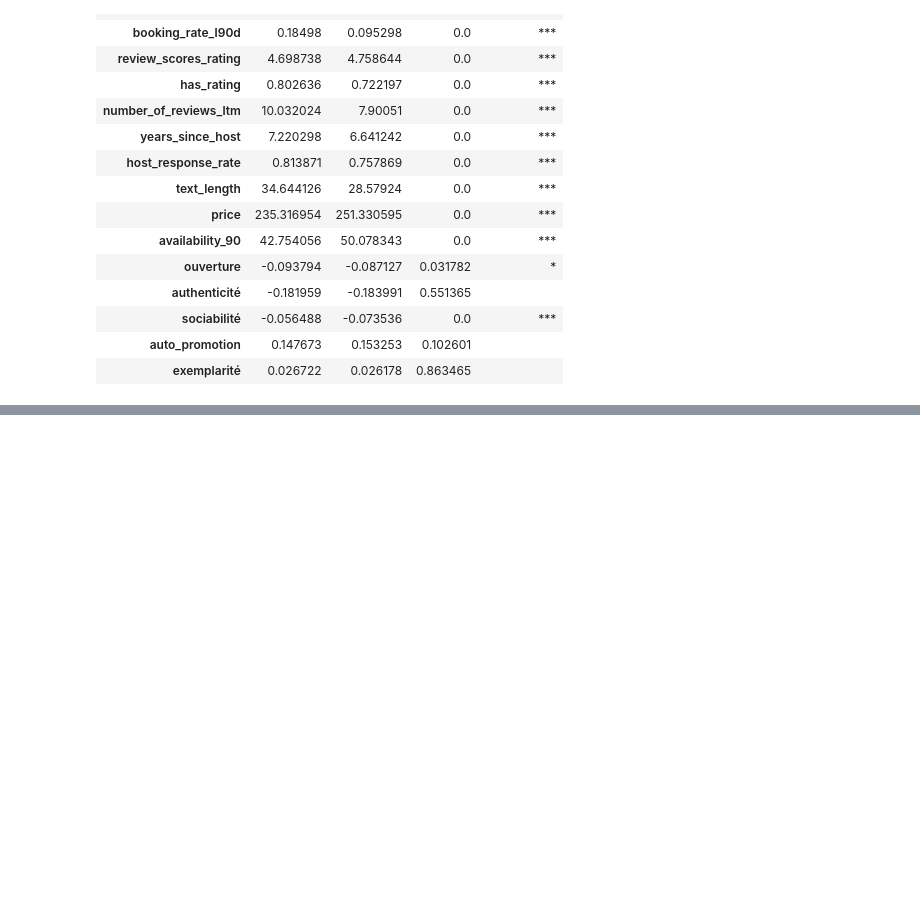
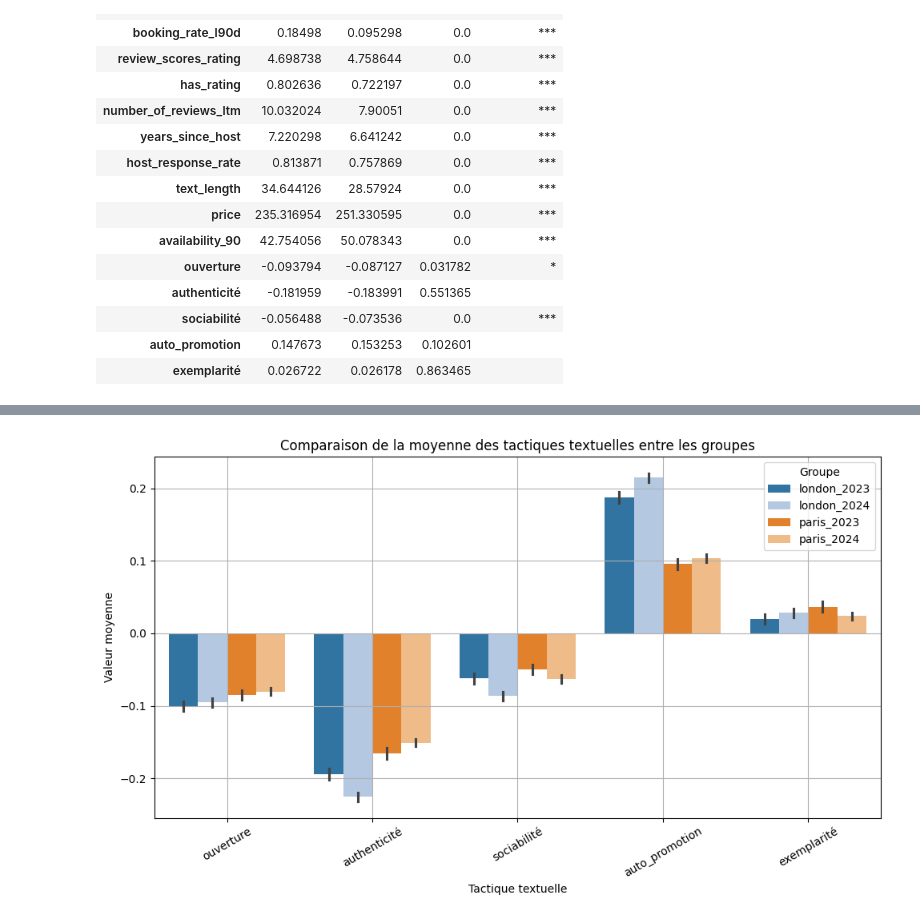
Before and after one commit to yeliu-dh/SelfPresentation_Multimodal_airbnb, a Jupyter notebook: D_stat/test_desc.ipynb, the cells around one changed output, grey strips where cells are left out. Saved outputs shown, nothing was run; the diff lists cells and outputs as text; code cells hidden in the pictures; blank space fills up the shorter version.

```diff
--- a/D_stat/test_desc.ipynb
+++ b/D_stat/test_desc.ipynb
@@ -440,0 +429,40 @@ plot_violon(df_input=df, vars=LABELS_EN, to_fillna0=True, save=False, output_fol
+# %%
+# # vis
+import seaborn as sns
+import matplotlib.pyplot as plt
+
+plt.figure(figsize=(10,6))
+# palette = {
+#     "london_2023": "#9ecae1",   # 浅蓝
+#     "london_2024": "#2171b5",   # 深蓝
+#     "paris_2023": "#dadaeb",    # 浅紫
+#     "paris_2024": "#6a51a3"     # 深紫
+# }
+groups=df_stats['group'].unique()
+colors = sns.color_palette("tab20", len(groups))
+palette={k: v for k, v in zip (groups, colors)}
+
+
+order_tactics = ["ouverture", "authenticité","sociabilité","auto_promotion","exemplarité"]
+
+sns.barplot(
+    data=df_long,   # ⚠️ 用 df_long（不是 df_stats）
+    x="variable",
+    y="value",
+    hue="group",
+    palette=palette,
+    order=order_tactics,
+    # errorbar="sd"
+)
+
+plt.xticks(rotation=30)
+plt.ylabel("Valeur moyenne")
+plt.xlabel("Tactique textuelle")
+plt.title("Comparaison de la moyenne des tactiques textuelles entre les groupes")
+
+plt.legend(title="Groupe")
+plt.grid()
+plt.tight_layout()
+plt.show()
+# %% [output]
+[figure, added]
```
Also changed, not shown: parts of 36 cells of this notebook, 7 other files.
